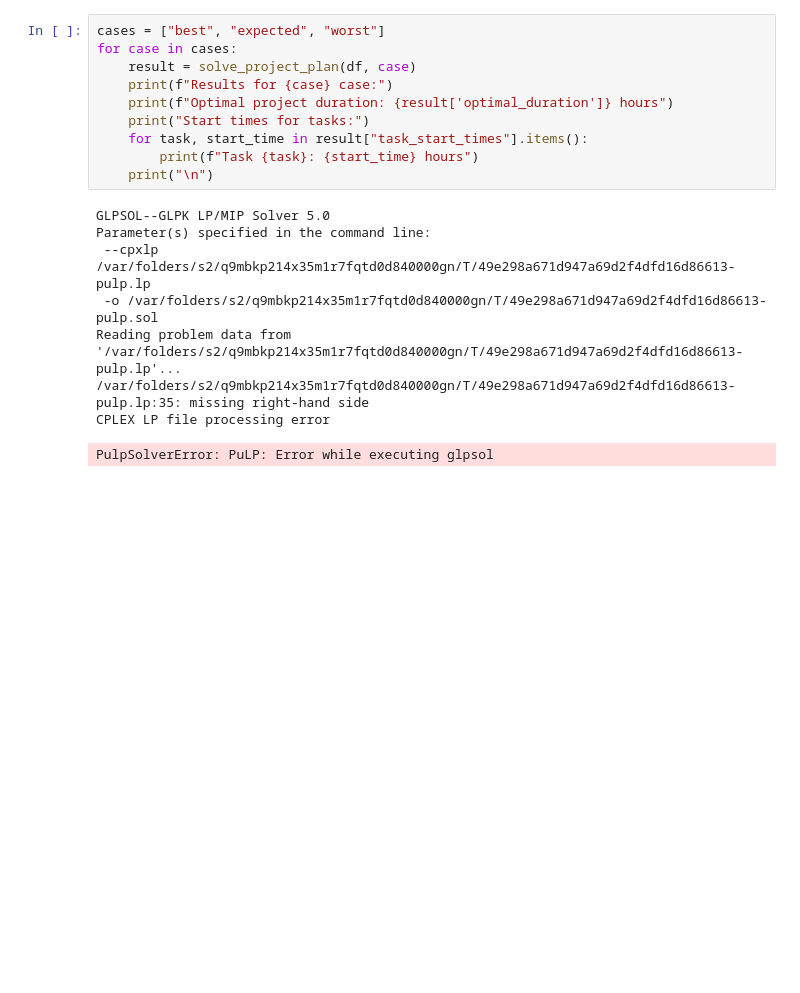
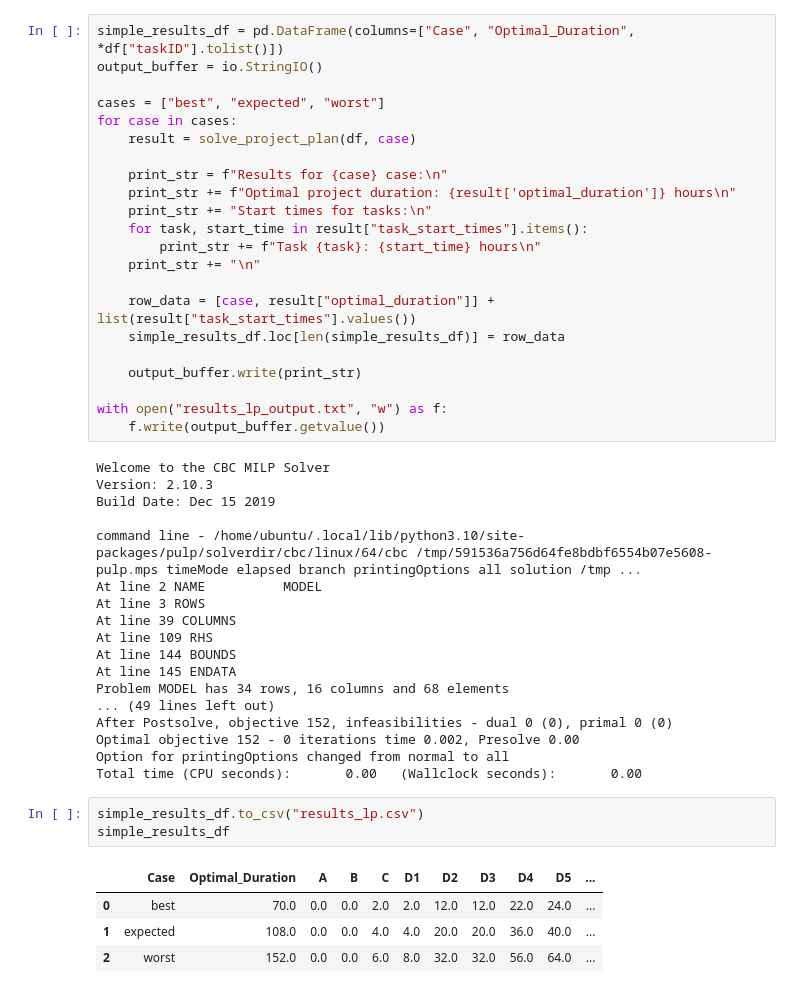
Before and after one commit to MichaelRocchio/MSDS_460, a Jupyter notebook: Group_Assign1/Linear_Program.ipynb, the cells around one changed output. Cells and saved outputs as stored; diff of their text form; blank space fills up the shorter version.

```diff
--- a/Group_Assign1/Linear_Program.ipynb
+++ b/Group_Assign1/Linear_Program.ipynb
@@ -74,19 +114,48 @@ def solve_project_plan(df, case="expected"):
 # %%
+simple_results_df = pd.DataFrame(columns=["Case", "Optimal_Duration", *df["taskID"].tolist()])
+output_buffer = io.StringIO()
+
 cases = ["best", "expected", "worst"]
 for case in cases:
     result = solve_project_plan(df, case)
-    print(f"Results for {case} case:")
-    print(f"Optimal project duration: {result['optimal_duration']} hours")
-    print("Start times for tasks:")
+
+    print_str = f"Results for {case} case:\n"
+    print_str += f"Optimal project duration: {result['optimal_duration']} hours\n"
+    print_str += "Start times for tasks:\n"
     for task, start_time in result["task_start_times"].items():
-        print(f"Task {task}: {start_time} hours")
-    print("\n")
+        print_str += f"Task {task}: {start_time} hours\n"
+    print_str += "\n"
+
+    row_data = [case, result["optimal_duration"]] + list(result["task_start_times"].values())
+    simple_results_df.loc[len(simple_results_df)] = row_data
+
+    output_buffer.write(print_str)
+
+with open("results_lp_output.txt", "w") as f:
+    f.write(output_buffer.getvalue())
 # %% [output]
-GLPSOL--GLPK LP/MIP Solver 5.0
-Parameter(s) specified in the command line:
- --cpxlp /var/folders/s2/q9mbkp214x35m1r7fqtd0d840000gn/T/49e298a671d947a69d2f4dfd16d86613-pulp.lp
- -o /var/folders/s2/q9mbkp214x35m1r7fqtd0d840000gn/T/49e298a671d947a69d2f4dfd16d86613-pulp.sol
-Reading problem data from '/var/folders/s2/q9mbkp214x35m1r7fqtd0d840000gn/T/49e298a671d947a69d2f4dfd16d86613-pulp.lp'...
-/var/folders/s2/q9mbkp214x35m1r7fqtd0d840000gn/T/49e298a671d947a69d2f4dfd16d86613-pulp.lp:35: missing right-hand side
-CPLEX LP file processing error
+Welcome to the CBC MILP Solver
+Version: 2.10.3
+Build Date: Dec 15 2019
+
+command line - /home/ubuntu/.local/lib/python3.10/site-packages/pulp/solverdir/cbc/linux/64/cbc /tmp/591536a756d64fe8bdbf6554b07e5608-pulp.mps timeMode elapsed branch printingOptions all solution /tmp ...
+At line 2 NAME          MODEL
+At line 3 ROWS
+At line 39 COLUMNS
+At line 109 RHS
+At line 144 BOUNDS
+At line 145 ENDATA
+Problem MODEL has 34 rows, 16 columns and 68 elements
+... (49 lines left out)
+After Postsolve, objective 152, infeasibilities - dual 0 (0), primal 0 (0)
+Optimal objective 152 - 0 iterations time 0.002, Presolve 0.00
+Option for printingOptions changed from normal to all
+Total time (CPU seconds):       0.00   (Wallclock seconds):       0.00
-PulpSolverError: PuLP: Error while executing glpsol
+# %%
+simple_results_df.to_csv("results_lp.csv")
+simple_results_df
+# %% [output]
+|  | Case | Optimal_Duration | A | B | C | D1 | D2 | D3 | D4 | D5 | ... |
+| 0 | best | 70.0 | 0.0 | 0.0 | 2.0 | 2.0 | 12.0 | 12.0 | 22.0 | 24.0 | ... |
+| 1 | expected | 108.0 | 0.0 | 0.0 | 4.0 | 4.0 | 20.0 | 20.0 | 36.0 | 40.0 | ... |
+| 2 | worst | 152.0 | 0.0 | 0.0 | 6.0 | 8.0 | 32.0 | 32.0 | 56.0 | 64.0 | ... |
```
Also changed, not shown: parts of 11 cells of this notebook, 9 other files.
